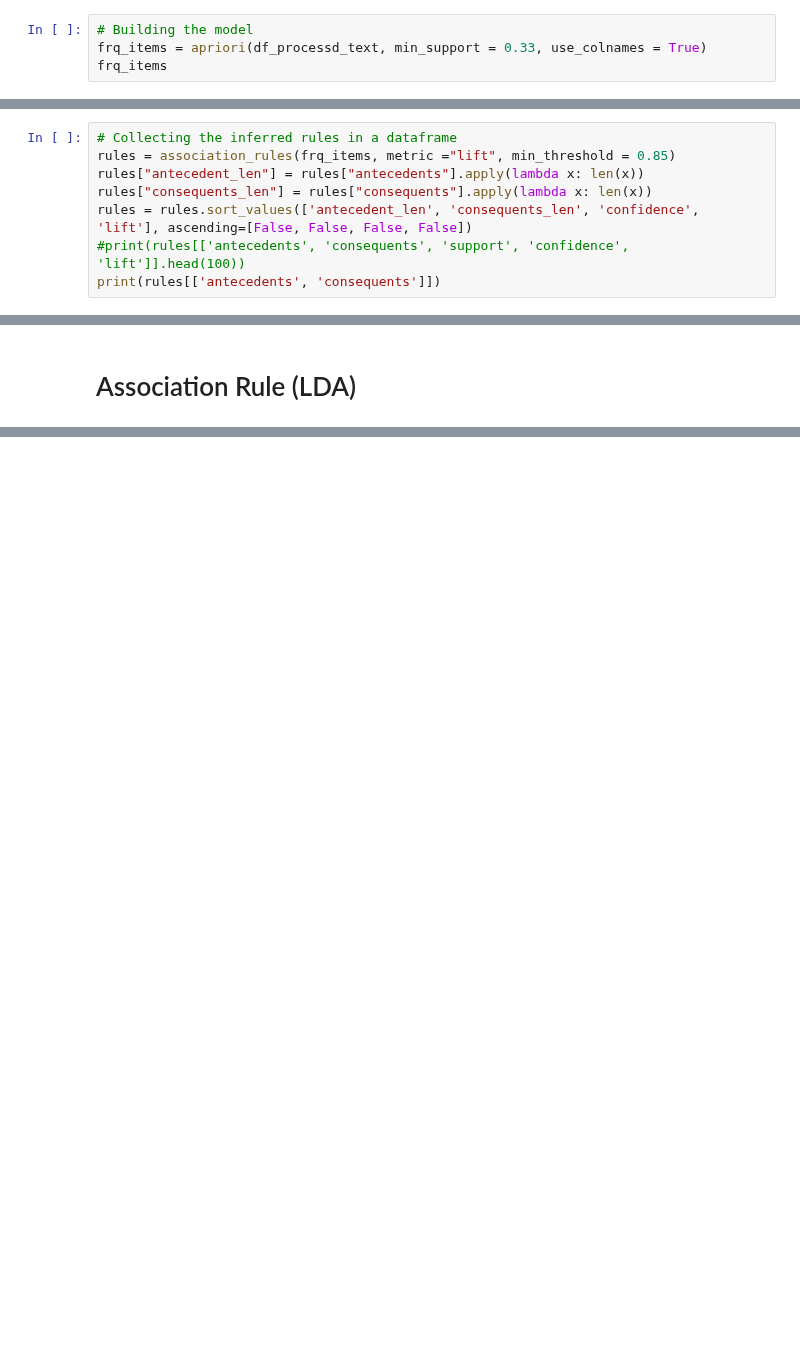
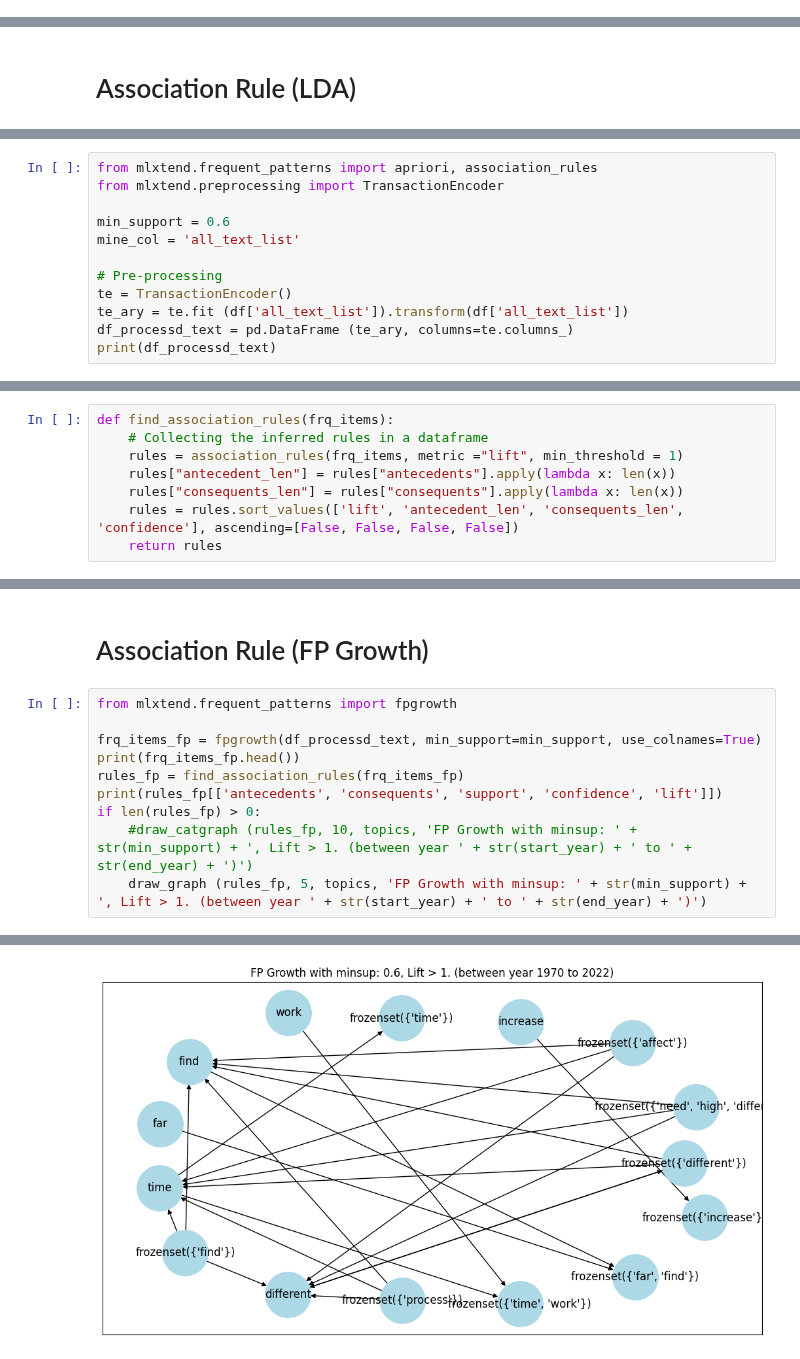
Before and after one commit to pywong-polyu/COMP5434-Big-Data-Computing, a Jupyter notebook: COMP5434_project sun.ipynb, the cells around one changed output, grey strips where cells are left out. Drawn from its saved outputs; the diff is of its cells as text; blank space fills up the shorter version.

```diff
--- a/COMP5434_project sun.ipynb
+++ b/COMP5434_project sun.ipynb
@@ -784,4 +685,0 @@ print(df_processd_text)
-# %%
-# Building the model
-frq_items = apriori(df_processd_text, min_support = 0.33, use_colnames = True)
-frq_items
@@ -802,8 +685,0 @@ frq_items
-# %%
-# Collecting the inferred rules in a dataframe
-rules = association_rules(frq_items, metric ="lift", min_threshold = 0.85)
-rules["antecedent_len"] = rules["antecedents"].apply(lambda x: len(x))
-rules["consequents_len"] = rules["consequents"].apply(lambda x: len(x))
-rules = rules.sort_values(['antecedent_len', 'consequents_len', 'confidence', 'lift'], ascending=[False, False, False, False])
-#print(rules[['antecedents', 'consequents', 'support', 'confidence', 'lift']].head(100))
-print(rules[['antecedents', 'consequents']])
@@ -988,0 +797,12 @@ plt.show()
+# %%
+from mlxtend.frequent_patterns import apriori, association_rules
+from mlxtend.preprocessing import TransactionEncoder
+
+min_support = 0.6
+mine_col = 'all_text_list'
+
+# Pre-processing
+te = TransactionEncoder()
+te_ary = te.fit (df['all_text_list']).transform(df['all_text_list'])
+df_processd_text = pd.DataFrame (te_ary, columns=te.columns_)
+print(df_processd_text)
@@ -988,0 +827,8 @@ plt.show()
+# %%
+def find_association_rules(frq_items):
+    # Collecting the inferred rules in a dataframe
+    rules = association_rules(frq_items, metric ="lift", min_threshold = 1)
+    rules["antecedent_len"] = rules["antecedents"].apply(lambda x: len(x))
+    rules["consequents_len"] = rules["consequents"].apply(lambda x: len(x))
+    rules = rules.sort_values(['lift', 'antecedent_len', 'consequents_len', 'confidence'], ascending=[False, False, False, False])
+    return rules
@@ -988,0 +884,13 @@ plt.show()
+# %% [markdown]
+# Association Rule (FP Growth)
+# %%
+from mlxtend.frequent_patterns import fpgrowth
+
+frq_items_fp = fpgrowth(df_processd_text, min_support=min_support, use_colnames=True)
+print(frq_items_fp.head())
+rules_fp = find_association_rules(frq_items_fp)
+print(rules_fp[['antecedents', 'consequents', 'support', 'confidence', 'lift']])
+if len(rules_fp) > 0:
+    #draw_catgraph (rules_fp, 10, topics, 'FP Growth with minsup: ' + str(min_support) + ', Lift > 1. (between year ' + str(start_year) + ' to ' + str(end_year) + ')')
+    draw_graph (rules_fp, 5, topics, 'FP Growth with minsup: ' + str(min_support) + ', Lift > 1. (between year ' + str(start_year) + ' to ' + str(end_year) + ')')
+# %% [output]
@@ -988,0 +914 @@ plt.show()
+[figure, added]
```
Also changed, not shown: parts of 35 cells of this notebook.
